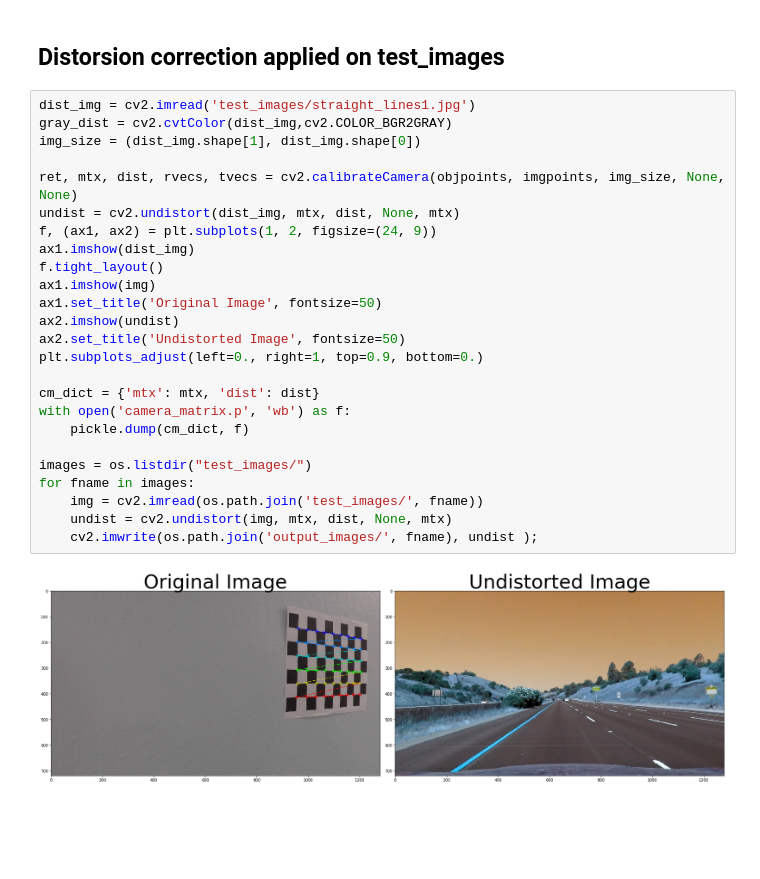
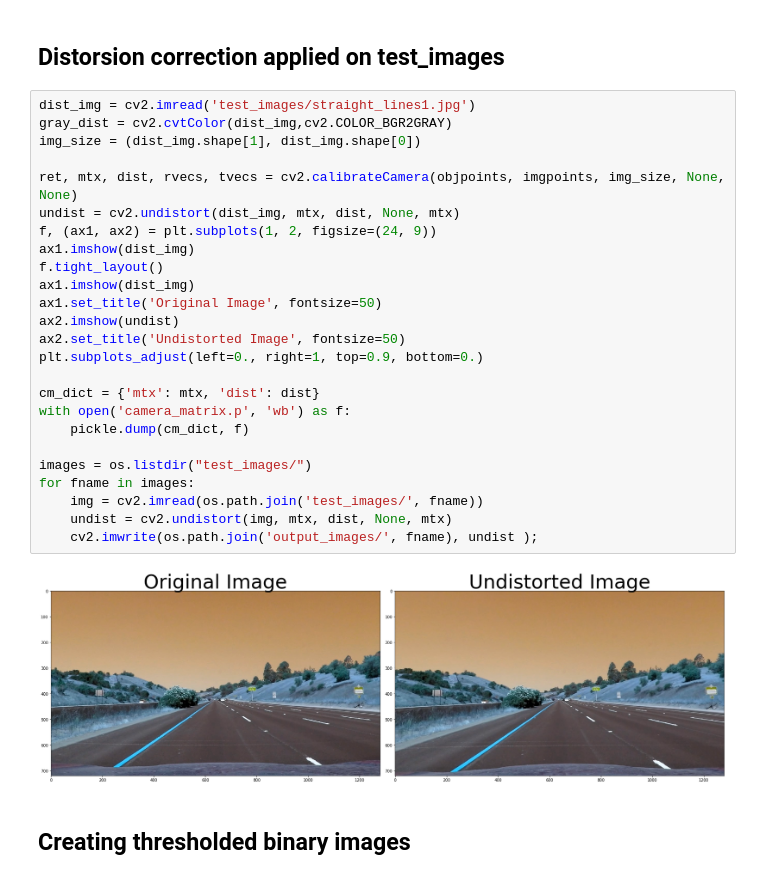
Before and after one commit to joseppii/Advanced-Lane-Lines, a Jupyter notebook: lane_finding.ipynb, the cells around one changed output. Drawn from its saved outputs; the diff is of its cells as text; blank space fills up the shorter version.

```diff
--- a/lane_finding.ipynb
+++ b/lane_finding.ipynb
@@ -59,27 +59,29 @@ cv2.destroyAllWindows()
 # %%
 dist_img = cv2.imread('test_images/straight_lines1.jpg')
 gray_dist = cv2.cvtColor(dist_img,cv2.COLOR_BGR2GRAY)
 img_size = (dist_img.shape[1], dist_img.shape[0])
 
 ret, mtx, dist, rvecs, tvecs = cv2.calibrateCamera(objpoints, imgpoints, img_size, None, None)
 undist = cv2.undistort(dist_img, mtx, dist, None, mtx)
 f, (ax1, ax2) = plt.subplots(1, 2, figsize=(24, 9))
 ax1.imshow(dist_img)
 f.tight_layout()
-ax1.imshow(img)
+ax1.imshow(dist_img)
 ax1.set_title('Original Image', fontsize=50)
 ax2.imshow(undist)
 ax2.set_title('Undistorted Image', fontsize=50)
 plt.subplots_adjust(left=0., right=1, top=0.9, bottom=0.)
 
 cm_dict = {'mtx': mtx, 'dist': dist}
 with open('camera_matrix.p', 'wb') as f:
     pickle.dump(cm_dict, f)
 
 images = os.listdir("test_images/")
 for fname in images:
     img = cv2.imread(os.path.join('test_images/', fname))
     undist = cv2.undistort(img, mtx, dist, None, mtx)
     cv2.imwrite(os.path.join('output_images/', fname), undist );
 # %% [output]
-[figure, old version]
+[figure, new version]
+# %% [markdown]
+## Creating thresholded binary images
```
Also changed, not shown: parts of 1 cell of this notebook.
